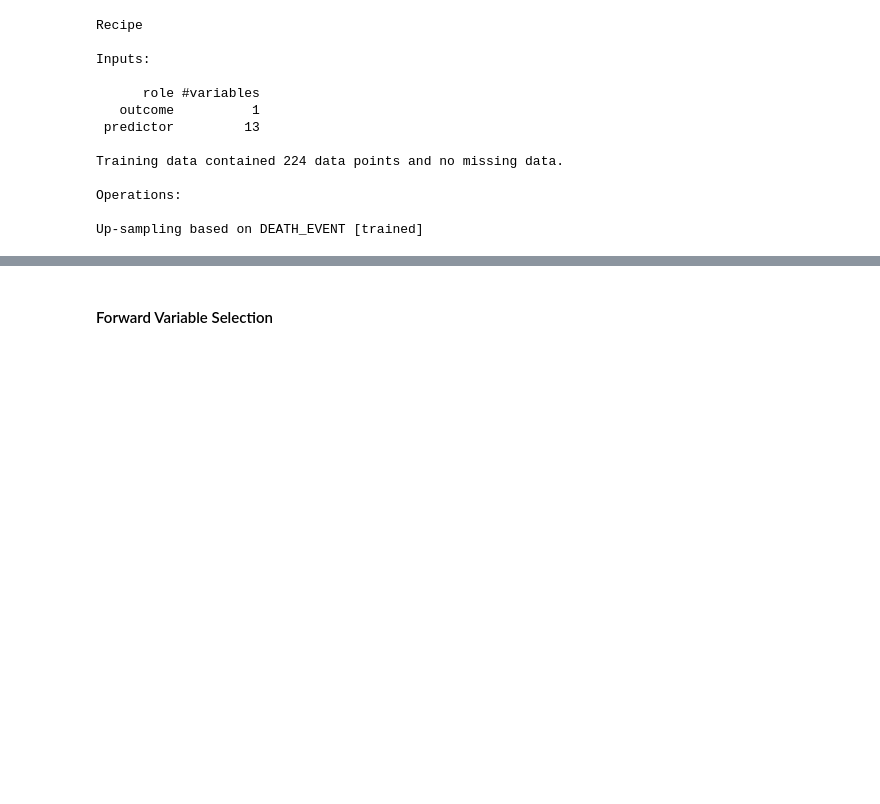
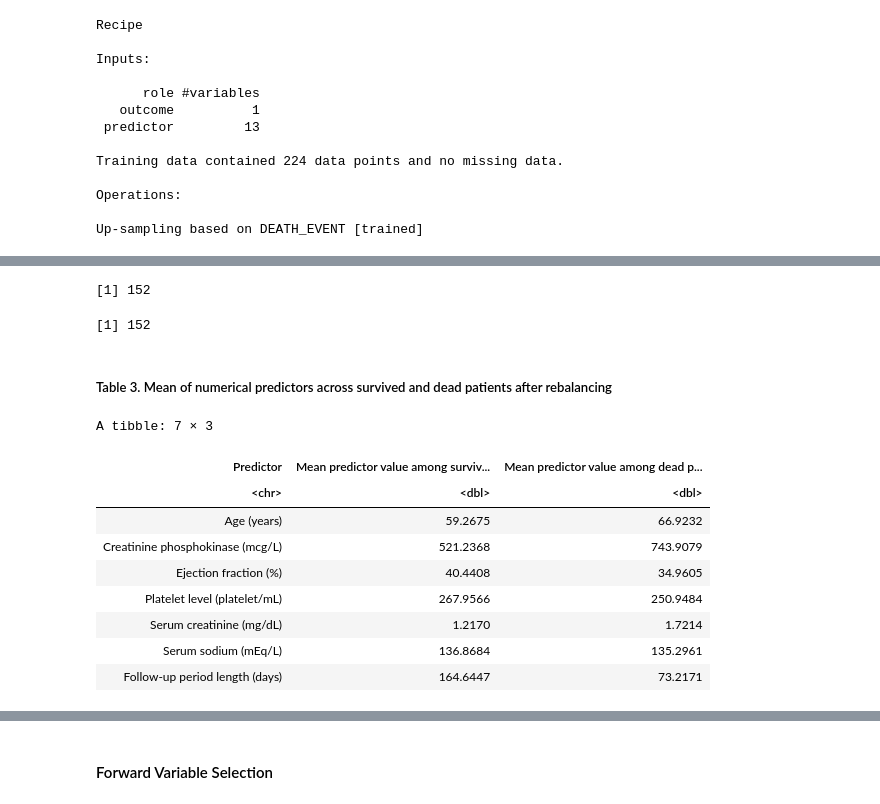
Before and after one commit to ShiyuDeng-Simon/group_project, a Jupyter notebook: Proposal.ipynb, the cells around one changed output, grey strips where cells are left out. Cells and saved outputs as stored; diff of their text form; code cells hidden in the pictures; blank space fills up the shorter version.

```diff
--- a/Proposal.ipynb
+++ b/Proposal.ipynb
@@ -462,0 +466,47 @@ A tibble: 304 × 14
+# %%
+balanced_death <- balanced_data |>
+    filter(DEATH_EVENT == 1)
+nrow(balanced_death)
+
+balanced_survived <- balanced_data |>
+    filter(DEATH_EVENT == 0)
+nrow(balanced_survived)
+# %% [output]
+[1] 152
+[1] 152
+# %%
+# find the mean for each numerical predictors among the survived patients
+mean_summary_survived_balanced <- find_mean_survived(balanced_data)
+
+# find the mean for each numerical predictors among the dead patients
+mean_summary_dead_balanced <- find_mean_dead(balanced_data)
+
+# find percentage of survived patients in each category of binary variables
+ratio_summary_yes_balanced <- find_ratio_yes(balanced_data)
+
+ratio_summary_no_balanced <- find_ratio_no(balanced_data)
+
+ratio_summary_balanced <- c(ratio_summary_yes_balanced[1], ratio_summary_no_balanced[1],
+                            ratio_summary_yes_balanced[2], ratio_summary_no_balanced[2],
+                            ratio_summary_yes_balanced[3], ratio_summary_no_balanced[3],
+                            ratio_summary_yes_balanced[4], ratio_summary_no_balanced[4],
+                            ratio_summary_yes_balanced[5], ratio_summary_no_balanced[5])
+# %% [markdown]
+##### Table 3. Mean of numerical predictors across survived and dead patients after rebalancing
+# %%
+# Create summary table 3
+options(repr.matrix.max.rows = 10)
+table_3 <- tibble(numerical_preds, round(mean_summary_survived_balanced, 4), round(mean_summary_dead_balanced, 4))
+colnames(table_3) <- c("Predictor", "Mean predictor value among survived patients", "Mean predictor value among dead patients")
+head(table_3, n = 10)
+# %% [output]
+A tibble: 7 × 3
+| Predictor | Mean predictor value among surviv... | Mean predictor value among dead p... |
+| <chr> | <dbl> | <dbl> |
+| Age (years) | 59.2675 | 66.9232 |
+| Creatinine phosphokinase (mcg/L) | 521.2368 | 743.9079 |
+| Ejection fraction (%) | 40.4408 | 34.9605 |
+| Platelet level (platelet/mL) | 267.9566 | 250.9484 |
+| Serum creatinine (mg/dL) | 1.2170 | 1.7214 |
+| Serum sodium (mEq/L) | 136.8684 | 135.2961 |
+| Follow-up period length (days) | 164.6447 | 73.2171 |
```
Also changed, not shown: parts of 13 cells of this notebook.
